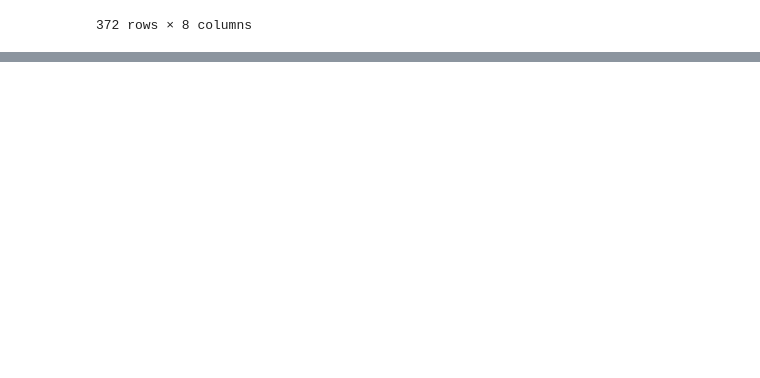
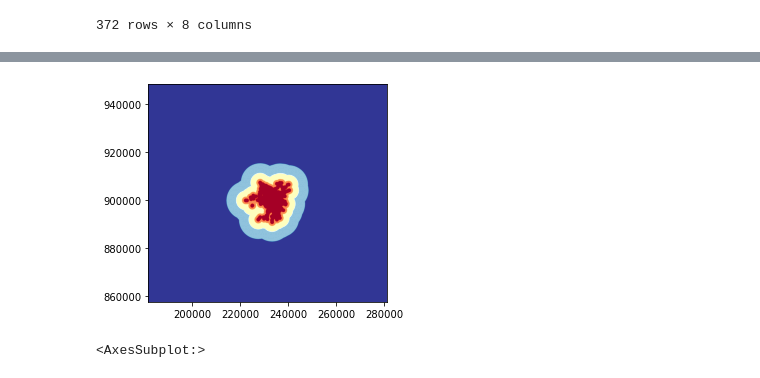
Before and after one commit to gingerleib/outdoor-recreation, a Jupyter notebook: Outdoor_Rec_Analysis.ipynb, the cells around one changed output, grey strips where cells are left out. Cells and saved outputs as stored; diff of their text form; code cells hidden in the pictures; blank space fills up the shorter version.

```diff
--- a/Outdoor_Rec_Analysis.ipynb
+++ b/Outdoor_Rec_Analysis.ipynb
@@ -599,0 +653,14 @@ Datum: NAD83 (National Spatial Reference System 2011)
+# %%
+#reclassify bb
+
+reclass_bb = np.empty(shape_tree)
+reclass_bb[bb_distance < 804.67] = 5
+reclass_bb[(bb_distance >= 804.67) & (bb_distance < 1609.34)] = 4
+reclass_bb[(bb_distance >= 1609.34) & (bb_distance < 4023.36)] = 3
+reclass_bb[(bb_distance >= 4023.36) & (bb_distance < 8046.72)] = 2
+reclass_bb[bb_distance > 8046.72] = 1
+# %%
+show(reclass_bb, transform=transform_tree, cmap='RdYlBu_r')
+# %% [output]
+[figure, added]
+<AxesSubplot:>
```
Also changed, not shown: parts of 12 cells of this notebook.
